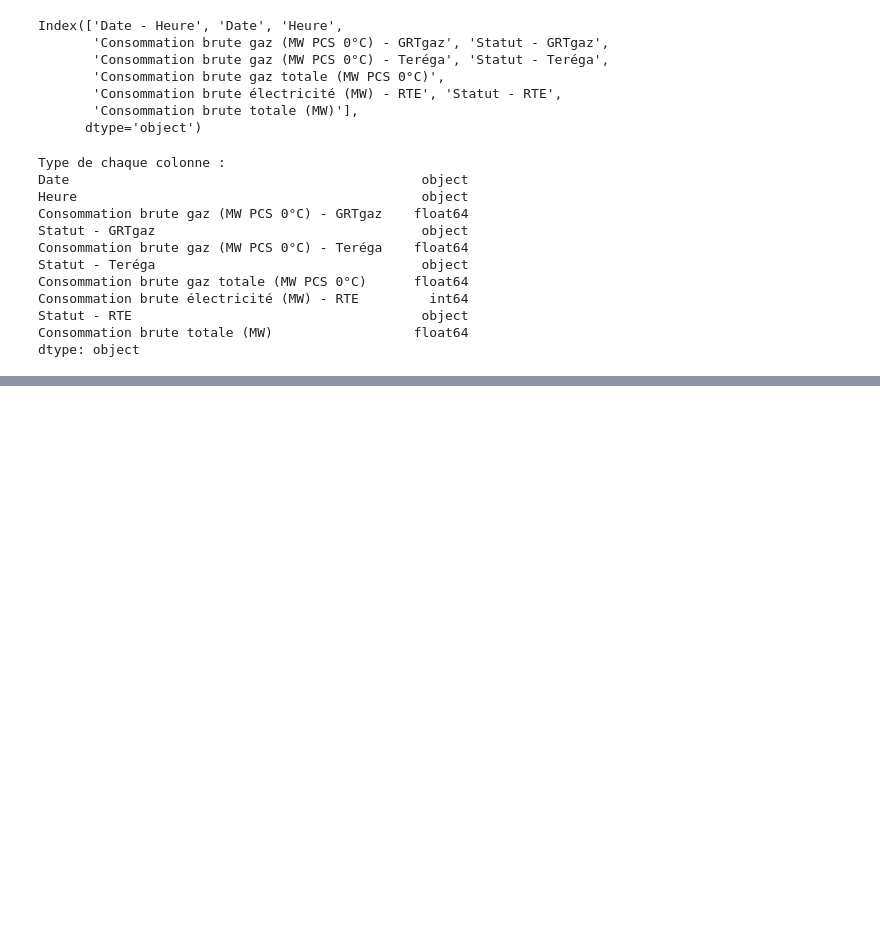
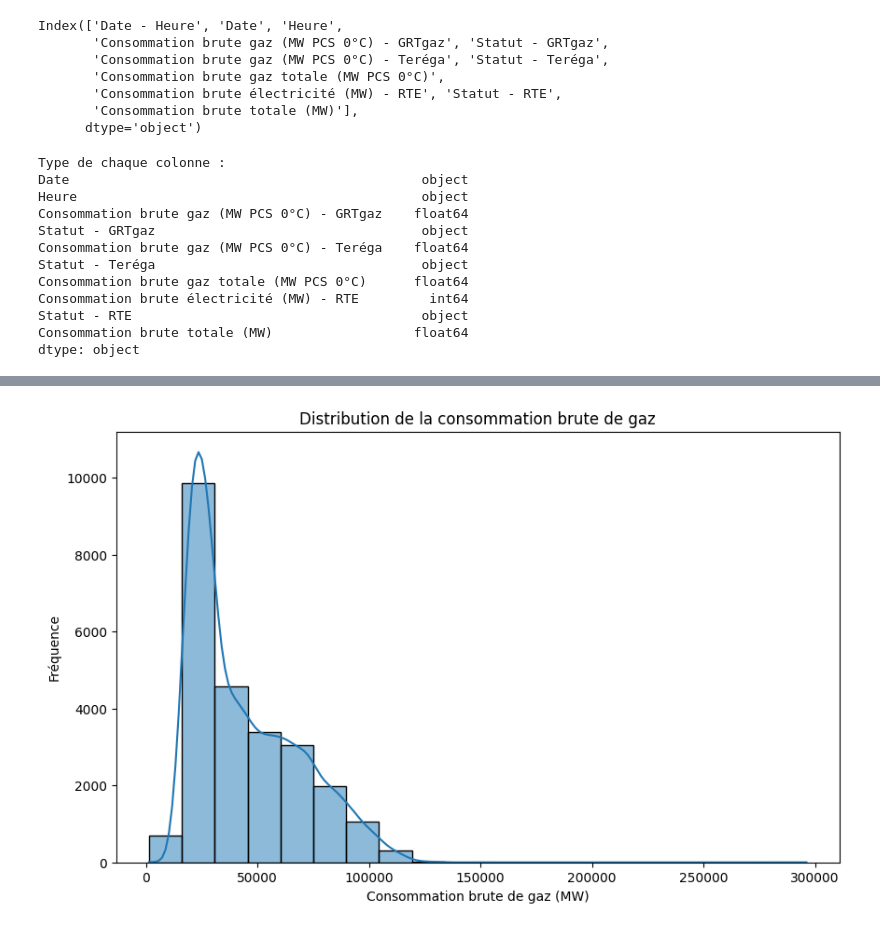
Before and after one commit to keagnon/energy-consumption-analysis, a Jupyter notebook: Notebook/EDA.ipynb, the cells around one changed output, grey strips where cells are left out. Saved outputs shown, nothing was run; the diff lists cells and outputs as text; code cells hidden in the pictures; blank space fills up the shorter version.

Commit message:
Ajout Scripts nettoyage  et visualisation des données

```diff
--- a/Notebook/EDA.ipynb
+++ b/Notebook/EDA.ipynb
@@ -218,0 +257,9 @@ df
+# %%
+plt.figure(figsize=(10, 6))
+sns.histplot(data=df, x='Consommation brute gaz (MW PCS 0°C) - GRTgaz', bins=20, kde=True)
+plt.title('Distribution de la consommation brute de gaz')
+plt.xlabel('Consommation brute de gaz (MW)')
+plt.ylabel('Fréquence')
+plt.show()
+# %% [output]
+[figure, added]
```
Also changed, not shown: parts of 10 cells of this notebook.
